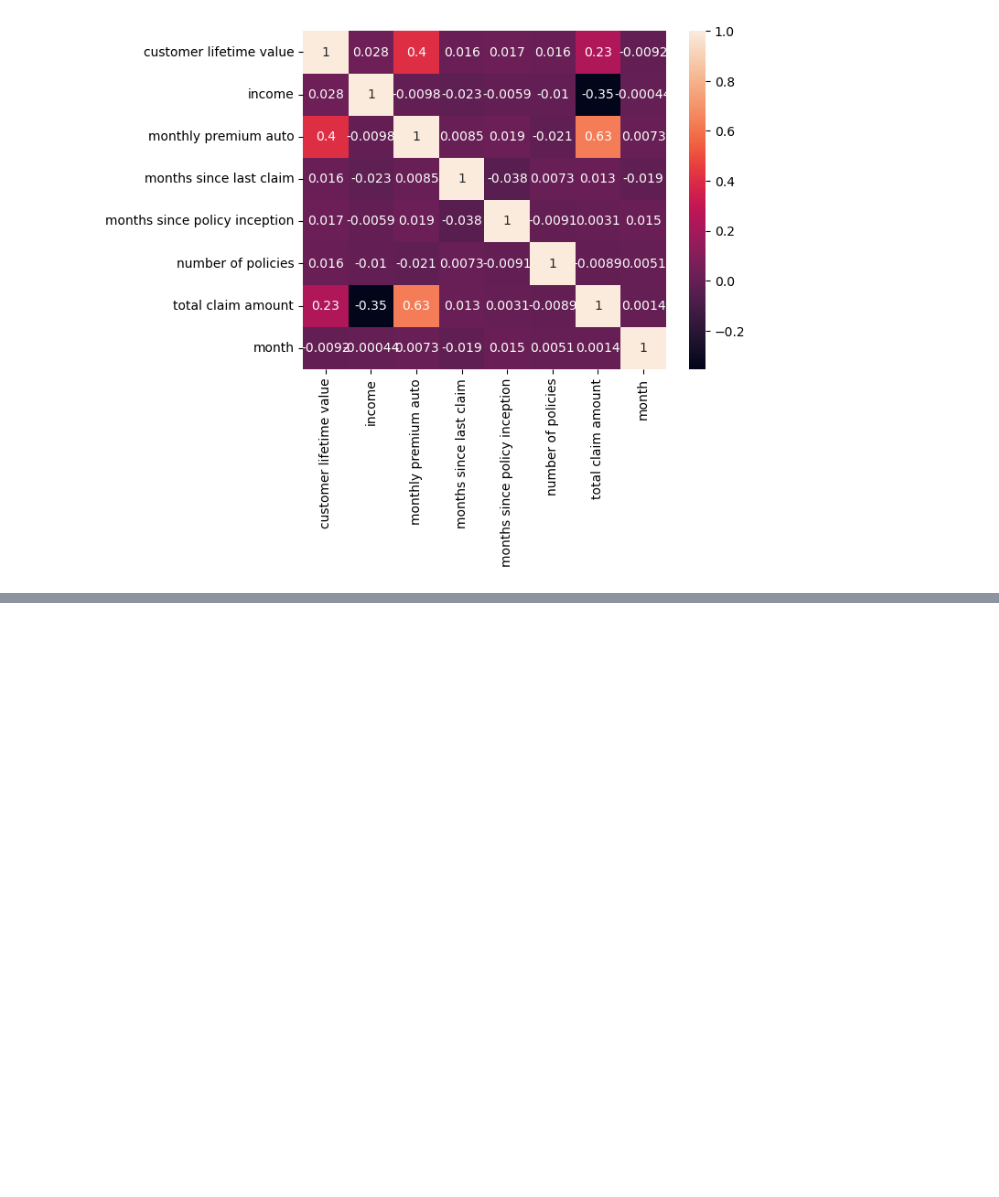
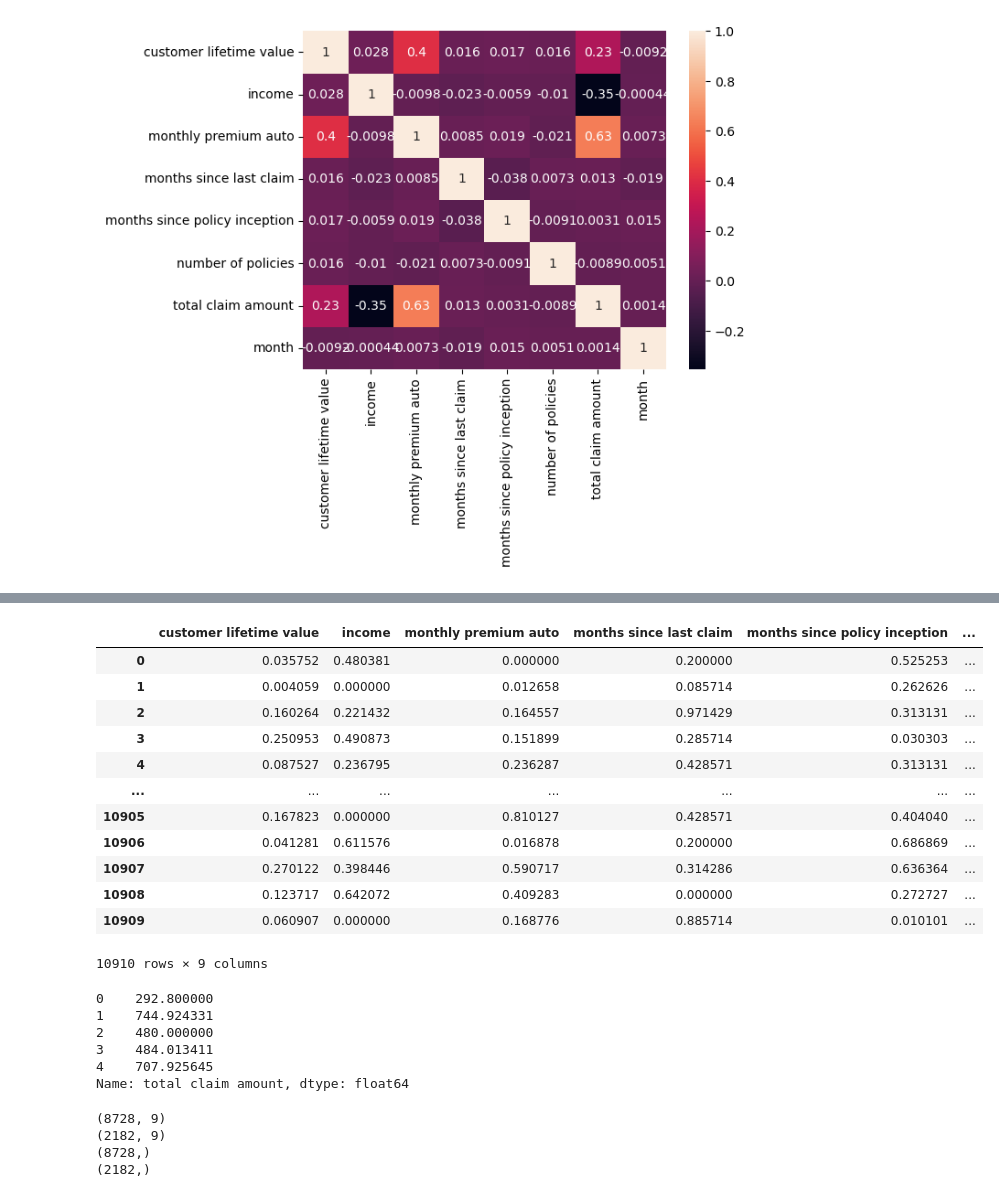
Before and after one commit to Adyto23/lab-customer-analysis-round-2, a Jupyter notebook: files_for_lab/csv_files/round2 .ipynb, the cells around one changed output, grey strips where cells are left out. Saved outputs shown, nothing was run; the diff lists cells and outputs as text; code cells hidden in the pictures; blank space fills up the shorter version.

```diff
--- a/files_for_lab/csv_files/round2 .ipynb
+++ b/files_for_lab/csv_files/round2 .ipynb
@@ -737,0 +727,28 @@ AttributeError: 'Series' object has no attribute 'columns'
+# %%
+X = pd.concat([x_normalized, onehot_encoded], axis=1)
+# %%
+display(X)
+# %% [output]
+|  | customer lifetime value | income | monthly premium auto | months since last claim | months since policy inception | ... |
+| 0 | 0.035752 | 0.480381 | 0.000000 | 0.200000 | 0.525253 | ... |
+| 1 | 0.004059 | 0.000000 | 0.012658 | 0.085714 | 0.262626 | ... |
+| 2 | 0.160264 | 0.221432 | 0.164557 | 0.971429 | 0.313131 | ... |
+| 3 | 0.250953 | 0.490873 | 0.151899 | 0.285714 | 0.030303 | ... |
+| 4 | 0.087527 | 0.236795 | 0.236287 | 0.428571 | 0.313131 | ... |
+| ... | ... | ... | ... | ... | ... | ... |
+| 10905 | 0.167823 | 0.000000 | 0.810127 | 0.428571 | 0.404040 | ... |
+| 10906 | 0.041281 | 0.611576 | 0.016878 | 0.200000 | 0.686869 | ... |
+| 10907 | 0.270122 | 0.398446 | 0.590717 | 0.314286 | 0.636364 | ... |
+| 10908 | 0.123717 | 0.642072 | 0.409283 | 0.000000 | 0.272727 | ... |
+| 10909 | 0.060907 | 0.000000 | 0.168776 | 0.885714 | 0.010101 | ... |
+10910 rows × 9 columns
+# %%
+y = numericdf['total claim amount']
+y.head()
+# %% [output]
+0    292.800000
+1    744.924331
+2    480.000000
+3    484.013411
+4    707.925645
+Name: total claim amount, dtype: float64
@@ -737,0 +758,10 @@ AttributeError: 'Series' object has no attribute 'columns'
+# %%
+print(X_train.shape)
+print(X_test.shape)
+print(y_train.shape)
+print(y_test.shape)
+# %% [output]
+(8728, 9)
+(2182, 9)
+(8728,)
+(2182,)
```
Also changed, not shown: parts of 41 cells of this notebook.
